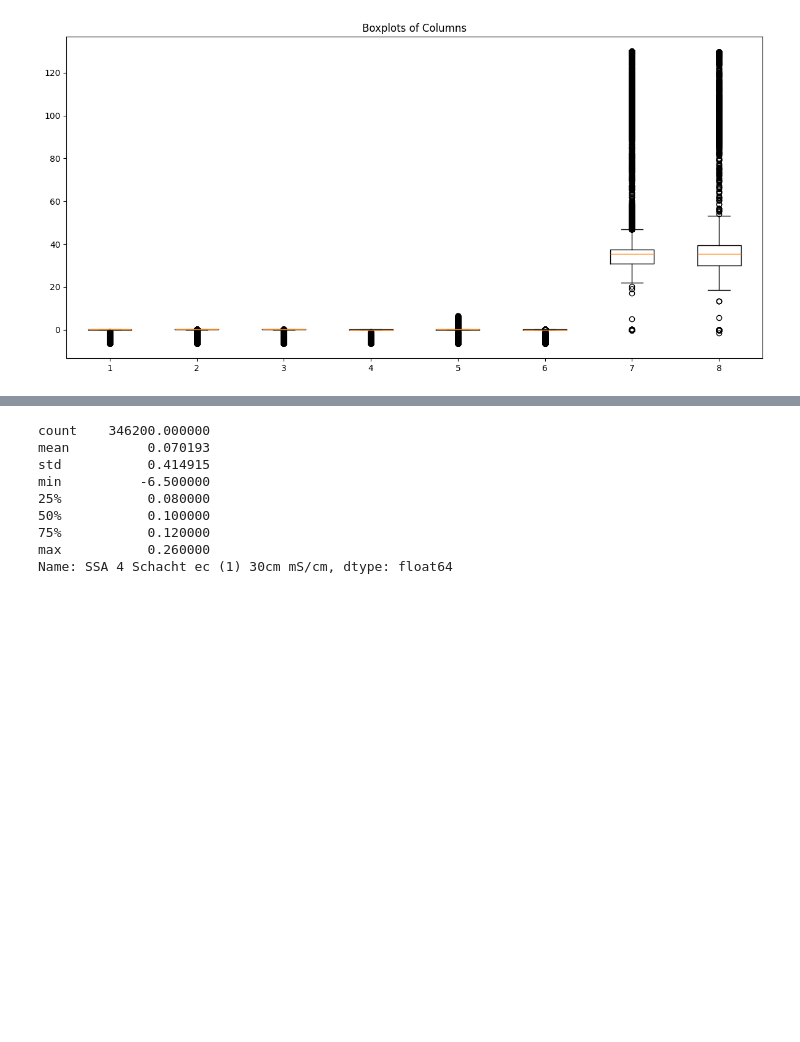
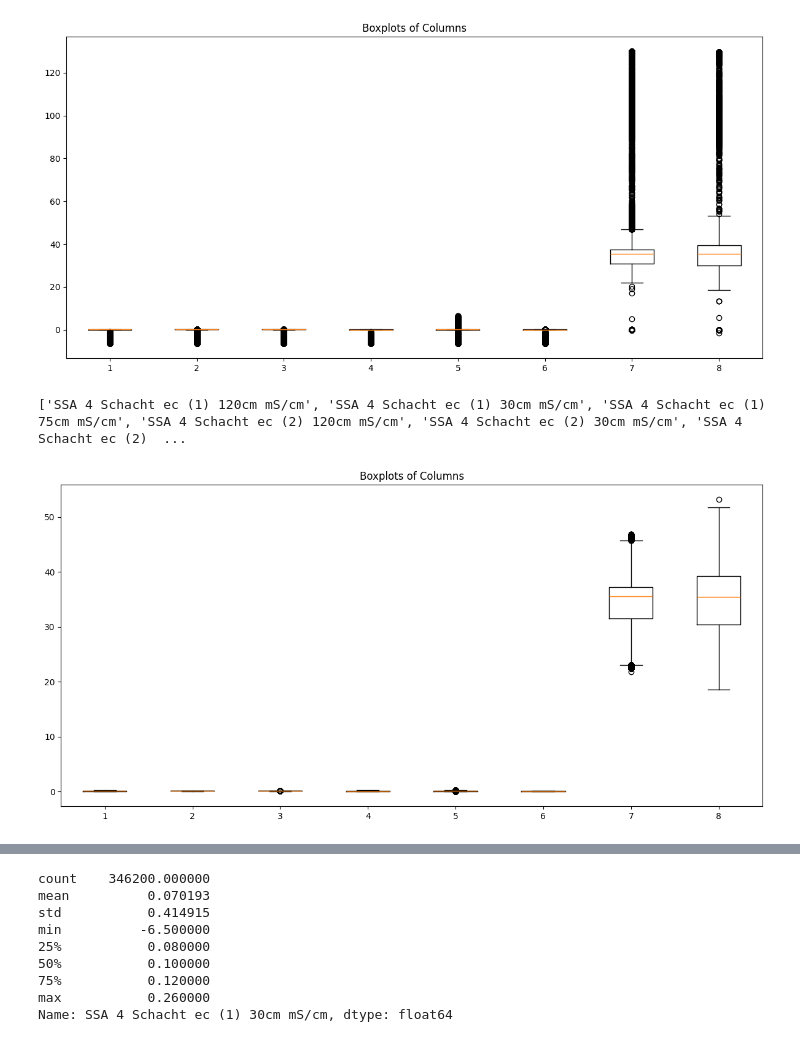
Before and after one commit to Cunoo/MasterThesis, a Jupyter notebook: src/imputation/visualization.ipynb, the cells around one changed output, grey strips where cells are left out. Cells and saved outputs as stored; diff of their text form; code cells hidden in the pictures; blank space fills up the shorter version.

```diff
--- a/src/imputation/visualization.ipynb
+++ b/src/imputation/visualization.ipynb
@@ -40,6 +40,19 @@ plt.show()
 # %% [output]
 ['SSA 4 Schacht ec (1) 120cm mS/cm', 'SSA 4 Schacht ec (1) 30cm mS/cm', 'SSA 4 Schacht ec (1) 75cm mS/cm', 'SSA 4 Schacht ec (2) 120cm mS/cm', 'SSA 4 Schacht ec (2) 30cm mS/cm', 'SSA 4 Schacht ec (2)  ...
 [figure]
+# %%
+imputed = pd.read_parquet("../../data/pivot_data_imputed.parquet")
+imputed = imputed[columns].copy()
+cols = imputed.columns.tolist()
+print(cols)
+plt.figure(figsize=(12, 6))
+plt.boxplot(imputed[cols].dropna())
+plt.title("Boxplots of Columns")
+plt.tight_layout()
+plt.show()
+# %% [output]
+['SSA 4 Schacht ec (1) 120cm mS/cm', 'SSA 4 Schacht ec (1) 30cm mS/cm', 'SSA 4 Schacht ec (1) 75cm mS/cm', 'SSA 4 Schacht ec (2) 120cm mS/cm', 'SSA 4 Schacht ec (2) 30cm mS/cm', 'SSA 4 Schacht ec (2)  ...
+[figure, added]
 # %%
 new_dataset.describe()
 # %% [output]
```
Also changed, not shown: parts of 8 cells of this notebook, 20 other files.
